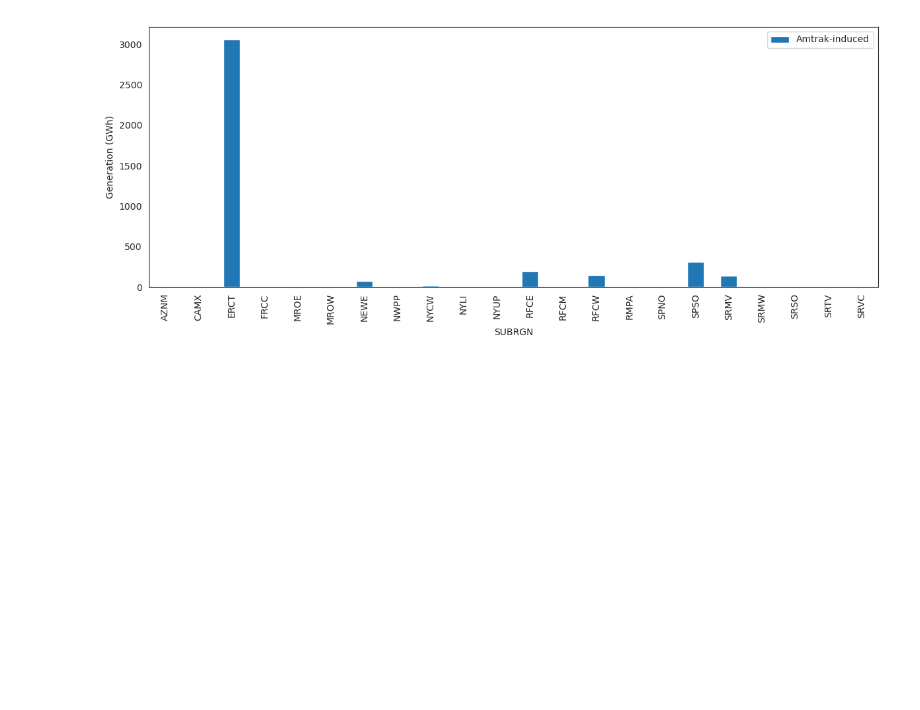
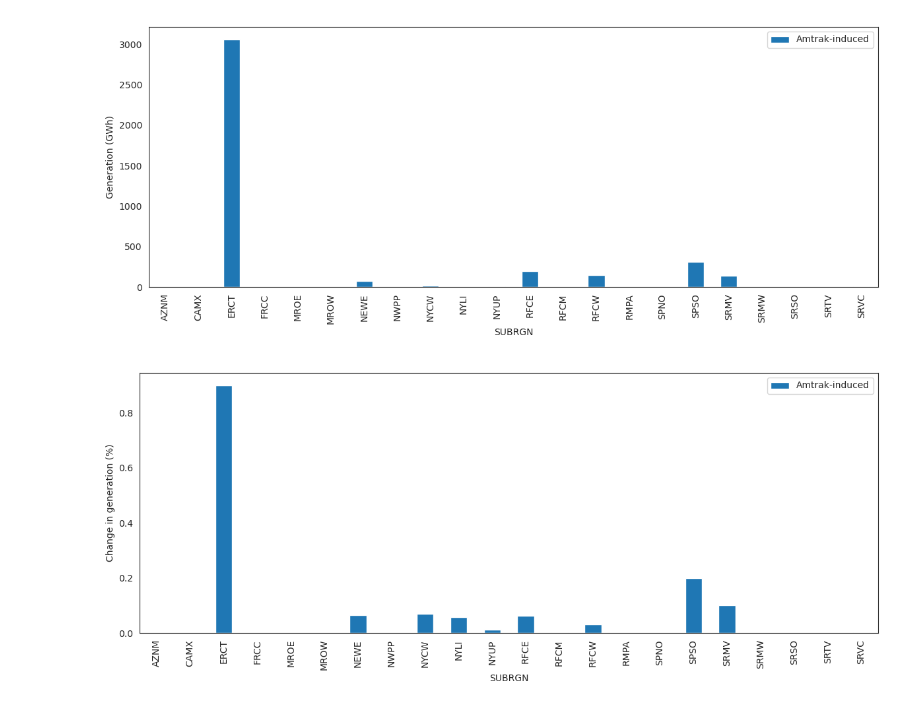
Before and after one commit to andrew-scott-white/usego_Amtrak, a Jupyter notebook: ERCT_diagnosis.ipynb, the cells around one changed output. Cells and saved outputs as stored; diff of their text form; code cells hidden in the pictures; blank space fills up the shorter version.

```diff
--- a/ERCT_diagnosis.ipynb
+++ b/ERCT_diagnosis.ipynb
@@ -173,3 +206,22 @@ fig.tight_layout()
 #plt.savefig('gen_per_state.png', dpi=300)
 # %% [output]
 [figure]
+# %%
+tmp = pd.concat([(carac_case.groupby('SUBRGN')['generation'].sum()-carac.groupby('SUBRGN')['generation'].sum())/carac.groupby('SUBRGN')['generation'].sum()*100], axis=1) # %
+
+# Filter out rows where load is zero
+tmp = tmp[tmp['generation'] != 0]
+# %%
+sns.set_style('white')
+fig, ax = plt.subplots(1,1, figsize=(12,5))
+tmp.rename(columns={'generation': 'Amtrak-induced'}).plot.bar(ax=ax)
+ax.set_ylabel('Change in generation (%)')
+#ax.set_ylabel('Generation (GWh)')
+#plt.ylim(0,10)
+#plt.axhline(y=0, color='grey', linestyle='--') # Add a horizontal line at y=0
+kw = {'rotation': 90}
+ax.set_xticklabels(ax.get_xticklabels(), **kw)
+fig.tight_layout()
+#plt.savefig('gen_per_state.png', dpi=300)
+# %% [output]
+[figure, added]
```
Also changed, not shown: parts of 4 cells of this notebook.
